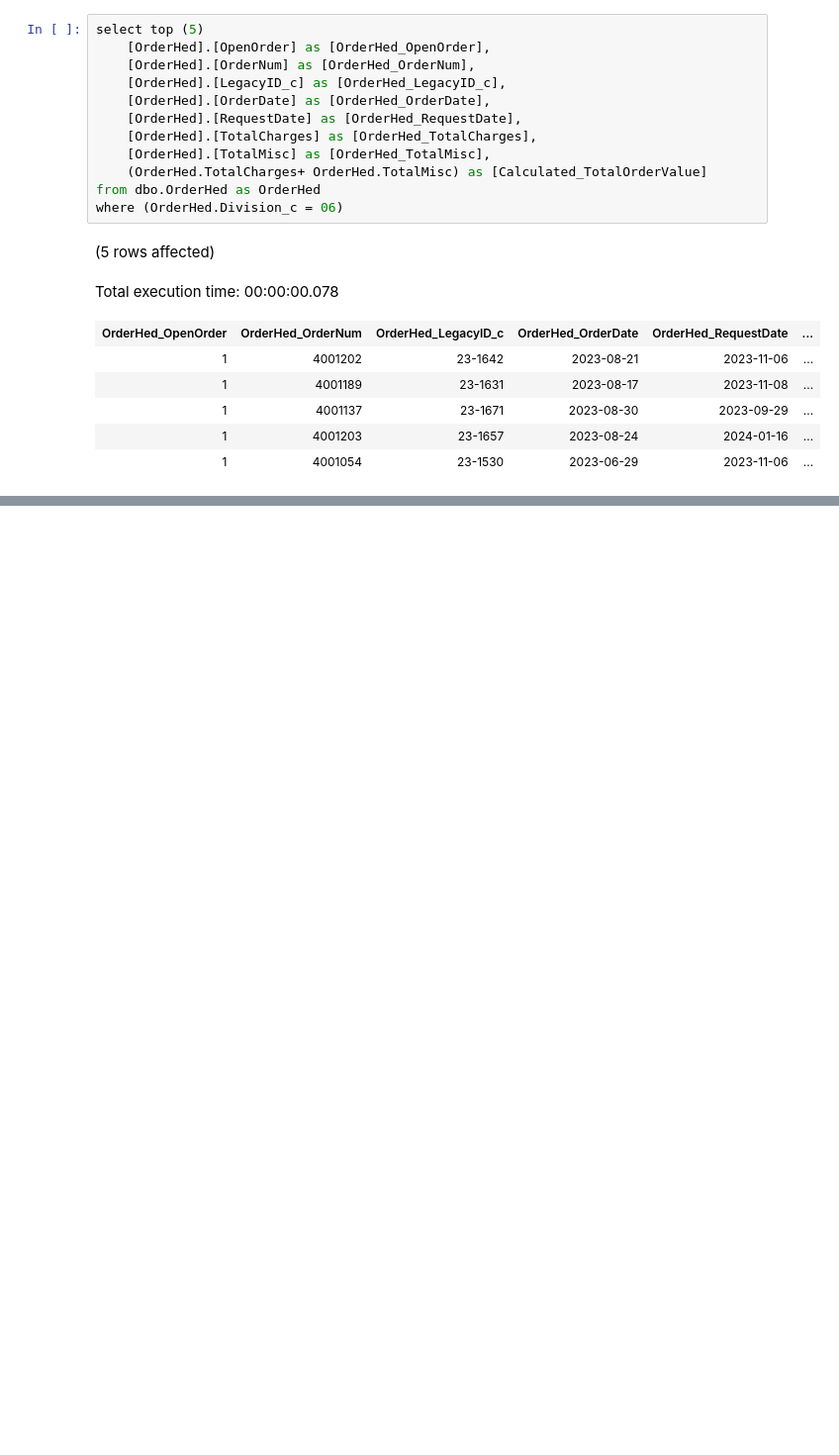
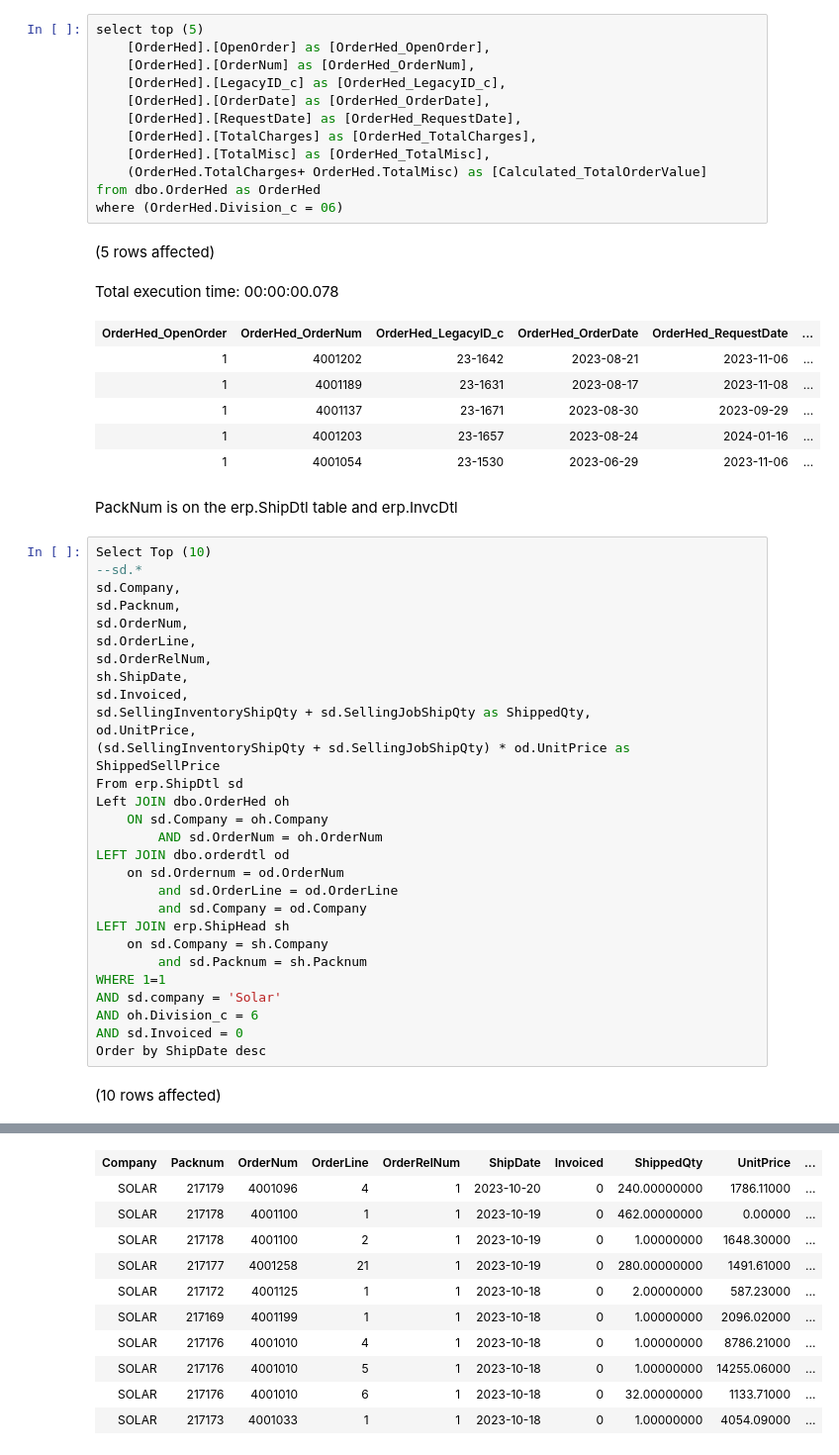
Before and after one commit to mdelisio/SQL-Scripts, a Jupyter notebook: Notebook-ebos order forecast.ipynb, the cells around one changed output, grey strips where cells are left out. Shown: that part at 99% size. Drawn from its saved outputs; the diff is of its cells as text; blank space fills up the shorter version.

```diff
--- a/Notebook-ebos order forecast.ipynb
+++ b/Notebook-ebos order forecast.ipynb
@@ -108,3 +108,36 @@ Total execution time: 00:00:00.078
 | 1 | 4001137 | 23-1671 | 2023-08-30 | 2023-09-29 | ... |
 | 1 | 4001203 | 23-1657 | 2023-08-24 | 2024-01-16 | ... |
 | 1 | 4001054 | 23-1530 | 2023-06-29 | 2023-11-06 | ... |
+# %% [markdown]
+PackNum is on the erp.ShipDtl table and erp.InvcDtl
+# %%
+Select Top (10)
+--sd.*
+sd.Company,
+sd.Packnum,
+sd.OrderNum,
+sd.OrderLine,
+sd.OrderRelNum,
+sh.ShipDate,
+sd.Invoiced,
+sd.SellingInventoryShipQty + sd.SellingJobShipQty as ShippedQty,
+od.UnitPrice,
+(sd.SellingInventoryShipQty + sd.SellingJobShipQty) * od.UnitPrice as ShippedSellPrice
+From erp.ShipDtl sd
+Left JOIN dbo.OrderHed oh
+    ON sd.Company = oh.Company
+        AND sd.OrderNum = oh.OrderNum
+LEFT JOIN dbo.orderdtl od
+    on sd.Ordernum = od.OrderNum
+        and sd.OrderLine = od.OrderLine
+        and sd.Company = od.Company
+LEFT JOIN erp.ShipHead sh
+    on sd.Company = sh.Company
+        and sd.Packnum = sh.Packnum
+WHERE 1=1
+AND sd.company = 'Solar'
+AND oh.Division_c = 6
+AND sd.Invoiced = 0
+Order by ShipDate desc
+# %% [output]
+(10 rows affected)
@@ -110,0 +145,11 @@ Total execution time: 00:00:00.078
+| Company | Packnum | OrderNum | OrderLine | OrderRelNum | ShipDate | Invoiced | ShippedQty | UnitPrice | ... |
+| SOLAR | 217179 | 4001096 | 4 | 1 | 2023-10-20 | 0 | 240.00000000 | 1786.11000 | ... |
+| SOLAR | 217178 | 4001100 | 1 | 1 | 2023-10-19 | 0 | 462.00000000 | 0.00000 | ... |
+| SOLAR | 217178 | 4001100 | 2 | 1 | 2023-10-19 | 0 | 1.00000000 | 1648.30000 | ... |
+| SOLAR | 217177 | 4001258 | 21 | 1 | 2023-10-19 | 0 | 280.00000000 | 1491.61000 | ... |
+| SOLAR | 217172 | 4001125 | 1 | 1 | 2023-10-18 | 0 | 2.00000000 | 587.23000 | ... |
+| SOLAR | 217169 | 4001199 | 1 | 1 | 2023-10-18 | 0 | 1.00000000 | 2096.02000 | ... |
+| SOLAR | 217176 | 4001010 | 4 | 1 | 2023-10-18 | 0 | 1.00000000 | 8786.21000 | ... |
+| SOLAR | 217176 | 4001010 | 5 | 1 | 2023-10-18 | 0 | 1.00000000 | 14255.06000 | ... |
+| SOLAR | 217176 | 4001010 | 6 | 1 | 2023-10-18 | 0 | 32.00000000 | 1133.71000 | ... |
+| SOLAR | 217173 | 4001033 | 1 | 1 | 2023-10-18 | 0 | 1.00000000 | 4054.09000 | ... |
```
Also changed, not shown: parts of 3 cells of this notebook.
